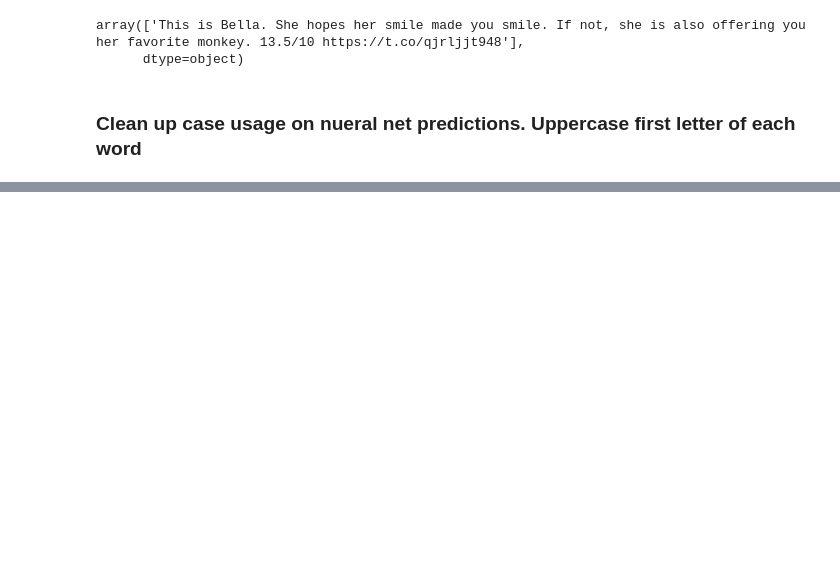
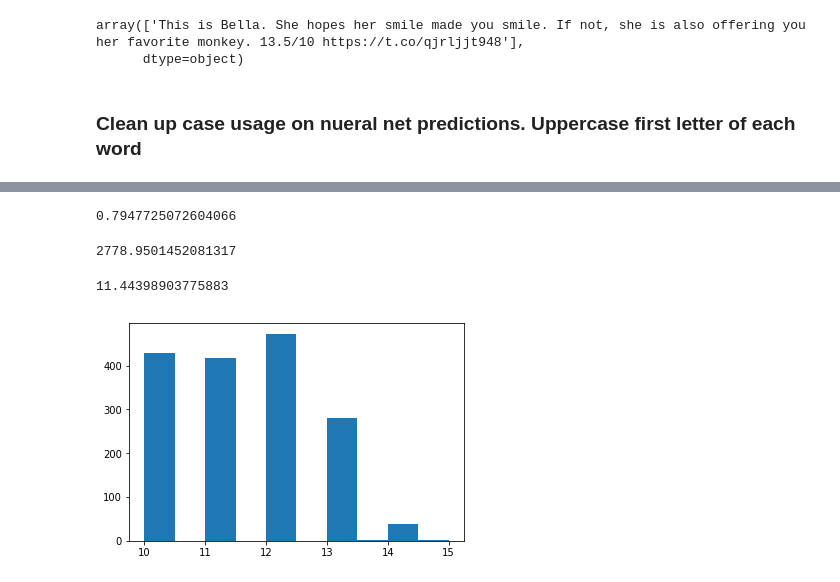
Before and after one commit to juliouribe/twitter-wrangling-project, a Jupyter notebook: wrangle_act.ipynb, the cells around one changed output, grey strips where cells are left out. Drawn from its saved outputs; the diff is of its cells as text; code cells hidden in the pictures; blank space fills up the shorter version.

Commit message:
finished cleaning code for wrangle act. Saved clean df as twitter_archive_master.

```diff
--- a/wrangle_act.ipynb
+++ b/wrangle_act.ipynb
@@ -456,0 +468,3 @@ Name: p3, Length: 2066, dtype: object
+# %%
+tweets_master = pd.read_csv('twitter_archive_master.csv')
+tweets_master.head()
@@ -456,0 +478,23 @@ Name: p3, Length: 2066, dtype: object
+# %%
+# How many tweets have valid ratings
+1 - (tweets_master.rating_numerator.isnull().sum()/(len(tweets_master.rating_numerator)))
+# %% [output]
+0.7947725072604066
+# %%
+# Average number of retweets
+tweets_master.retweet_count.mean()
+# %% [output]
+2778.9501452081317
+# %%
+# tweet average dog rating
+tweets_master.rating_numerator.mean()
+# %% [output]
+11.44398903775883
+# %%
+# import visualization modules
+import matplotlib.pyplot as plt
+%matplotlib inline
+
+plt.hist(tweets_master.rating_numerator);
+# %% [output]
+[figure, added]
```
Also changed, not shown: parts of 11 cells of this notebook, 1 other file.
